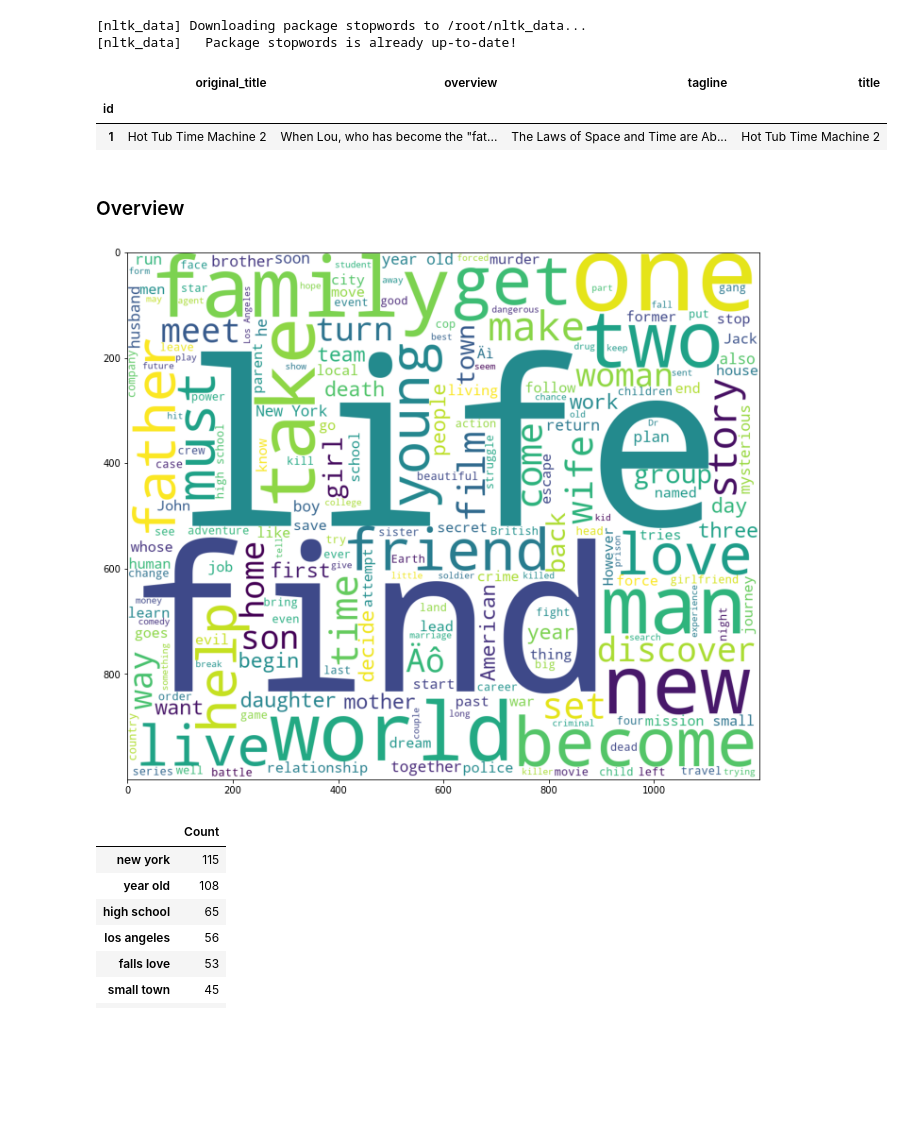
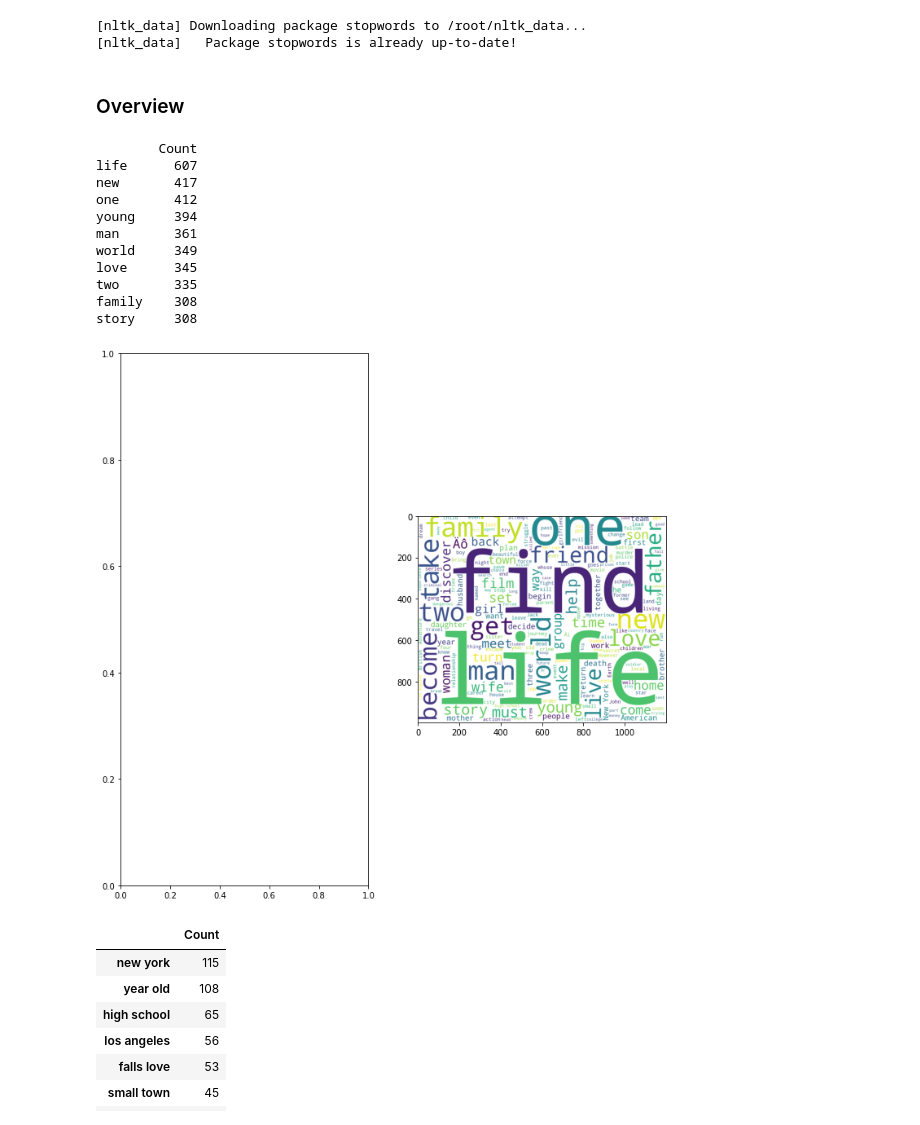
Before and after one commit to d0bando/Personal-Projects, a Jupyter notebook: 2021/Box_Office_Competition.ipynb, the cells around one changed output. Saved outputs shown, nothing was run; the diff lists cells and outputs as text; code cells hidden in the pictures; blank space fills up the shorter version.

```diff
--- a/2021/Box_Office_Competition.ipynb
+++ b/2021/Box_Office_Competition.ipynb
@@ -2027,22 +2028,28 @@ def get_firstn_ngrams(text, stop_words="english",ngram_range=(1,1), n=10):
   count = pd.DataFrame(data=bow.toarray().T, index=vectorizer.get_feature_names(), columns=["Count"])
   first_n = count.sort_values(by="Count", ascending=False)[:n]
   return first_n
-# %%
-train[nlp_cols].head(1)
-# %% [output]
-|  | original_title | overview | tagline | title |
-| id |  |  |  |  |
-| 1 | Hot Tub Time Machine 2 | When Lou, who has become the "fat... | The Laws of Space and Time are Ab... | Hot Tub Time Machine 2 |
 # %% [markdown]
 ### Overview
 # %%
 text = " ".join(train.overview.fillna(""))
 
-fig, ax = plt.subplots(figsize = (12, 12))
-wc = WordCloud(max_font_size=None, background_color='white', width=1200, height=1000,stopwords=stopw).generate(text)
-plt.imshow(wc);
+fig, ax = plt.subplots(1,2,figsize = (12, 12))
+wc = WordCloud(max_font_size=None, background_color='white', width=1200, height=1000,stopwords=stopwords).generate(text)
+ax[1].imshow(wc);
+get_firstn_ngrams(text,stop_words=stopwords)
 # %% [output]
+        Count
+life      607
+new       417
+one       412
+young     394
+man       361
+world     349
+love      345
+two       335
+family    308
+story     308
-[figure, old version]
+[figure, new version]
 # %%
 get_firstn_ngrams(text,ngram_range=(2,2),stop_words=stopwords)
 # %% [output]
```
Also changed, not shown: parts of 19 cells of this notebook.
